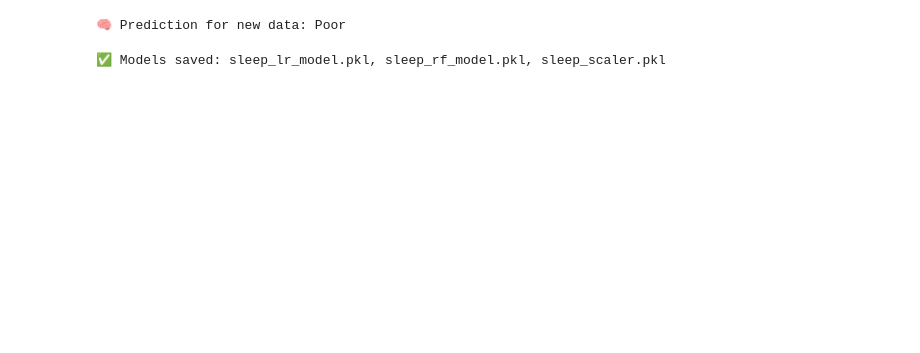
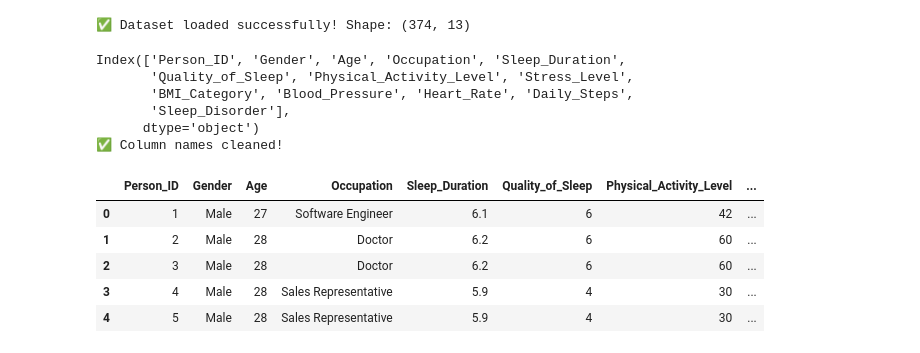
Before and after one commit to Sudeshna22/Sleep_Analysis, a Jupyter notebook: main.ipynb, the cells around one changed output. Cells and saved outputs as stored; diff of their text form; code cells hidden in the pictures; blank space fills up the shorter version.

```diff
--- a/main.ipynb
+++ b/main.ipynb
@@ -409,37 +0,0 @@ plt.show()
-# %%
-
-# -------------------------------------------------
-# 🔟 Predict on New Data
-new_data = pd.DataFrame({
-    'Age': [25],
-    'Gender': [1],  # 1 for Male (encoded)
-    'ScreenTime': [4.5],
-    'Exercise': [30],
-    'Stress': [8.2],
-    'Caffeine': [150],
-    'Noise': [50],
-    'SleepHours': [5.6],
-    'CaffeineCategory': [1],
-    'StressLevel': [2],
-    'Active': [0],
-    'NoiseLevel': [1]
-})
-
-# Match features
-new_scaled = scaler.transform(new_data)
-pred = rf.predict(new_data)
-pred_label = label_enc.inverse_transform(pred)
-print("\n🧠 Prediction for new data:", pred_label[0])
-# %% [output]
-🧠 Prediction for new data: Poor
-# %%
-
-# -------------------------------------------------
-# 1️⃣1️⃣ Save Models
-joblib.dump(lr, 'sleep_lr_model.pkl')
-joblib.dump(rf, 'sleep_rf_model.pkl')
-joblib.dump(scaler, 'sleep_scaler.pkl')
-
-print("\n✅ Models saved: sleep_lr_model.pkl, sleep_rf_model.pkl, sleep_scaler.pkl")
-# %% [output]
-✅ Models saved: sleep_lr_model.pkl, sleep_rf_model.pkl, sleep_scaler.pkl
@@ -445,0 +23,33 @@ print("\n✅ Models saved: sleep_lr_model.pkl, sleep_rf_model.pkl, sleep_scaler.
+# %%
+
+# ============================================================
+# 📂 Load Dataset
+# ============================================================
+
+df = pd.read_csv("Sleep_health_and_lifestyle_dataset.csv")
+print("✅ Dataset loaded successfully! Shape:", df.shape)
+# %% [output]
+✅ Dataset loaded successfully! Shape: (374, 13)
+# %%
+# Clean column names
+df.columns = df.columns.str.strip().str.replace(" ", "_")
+print(df.columns)
+print("✅ Column names cleaned!")
+# %% [output]
+Index(['Person_ID', 'Gender', 'Age', 'Occupation', 'Sleep_Duration',
+       'Quality_of_Sleep', 'Physical_Activity_Level', 'Stress_Level',
+       'BMI_Category', 'Blood_Pressure', 'Heart_Rate', 'Daily_Steps',
+       'Sleep_Disorder'],
+      dtype='object')
+✅ Column names cleaned!
+# %%
+
+# Quick preview
+df.head()
+# %% [output]
+|  | Person_ID | Gender | Age | Occupation | Sleep_Duration | Quality_of_Sleep | Physical_Activity_Level | ... |
+| 0 | 1 | Male | 27 | Software Engineer | 6.1 | 6 | 42 | ... |
+| 1 | 2 | Male | 28 | Doctor | 6.2 | 6 | 60 | ... |
+| 2 | 3 | Male | 28 | Doctor | 6.2 | 6 | 60 | ... |
+| 3 | 4 | Male | 28 | Sales Representative | 5.9 | 4 | 30 | ... |
+| 4 | 5 | Male | 28 | Sales Representative | 5.9 | 4 | 30 | ... |
```
Also changed, not shown: parts of 38 cells of this notebook.
